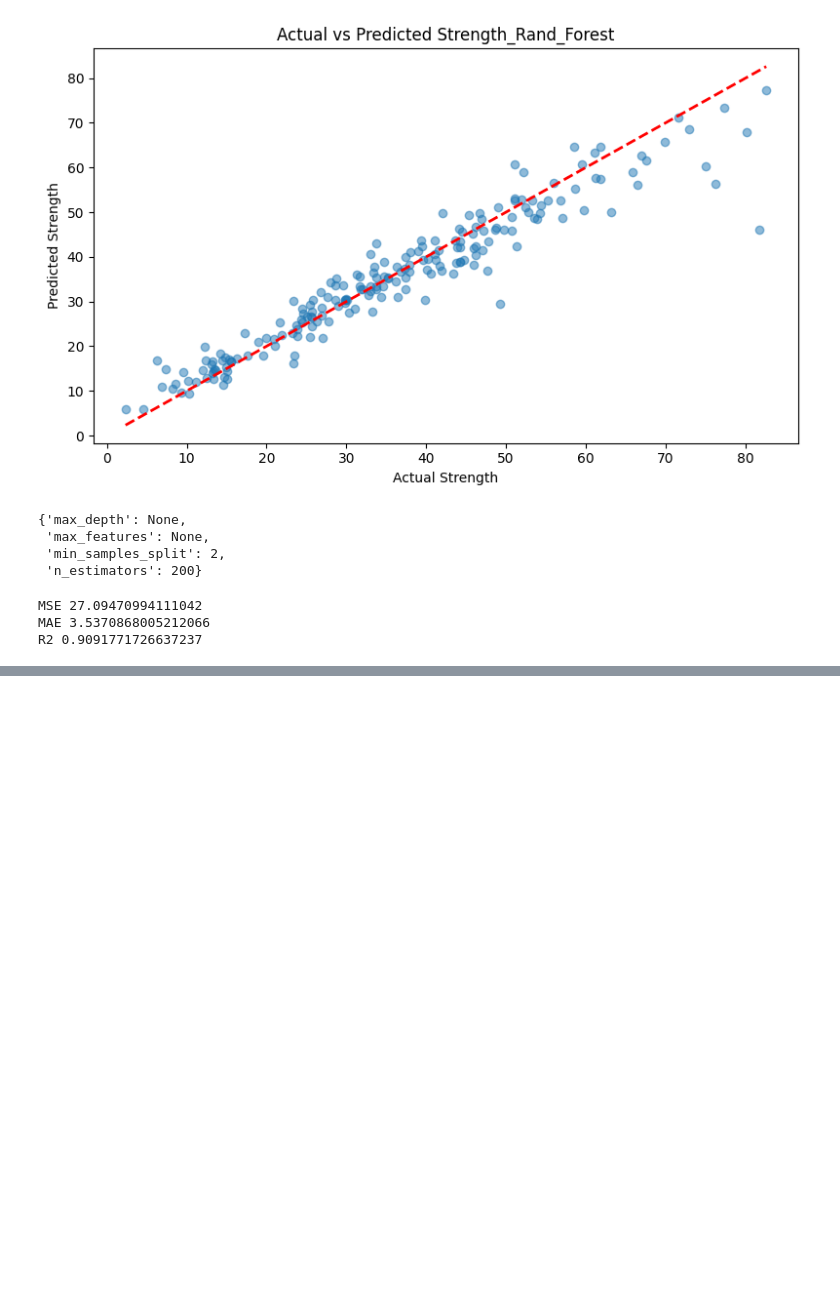
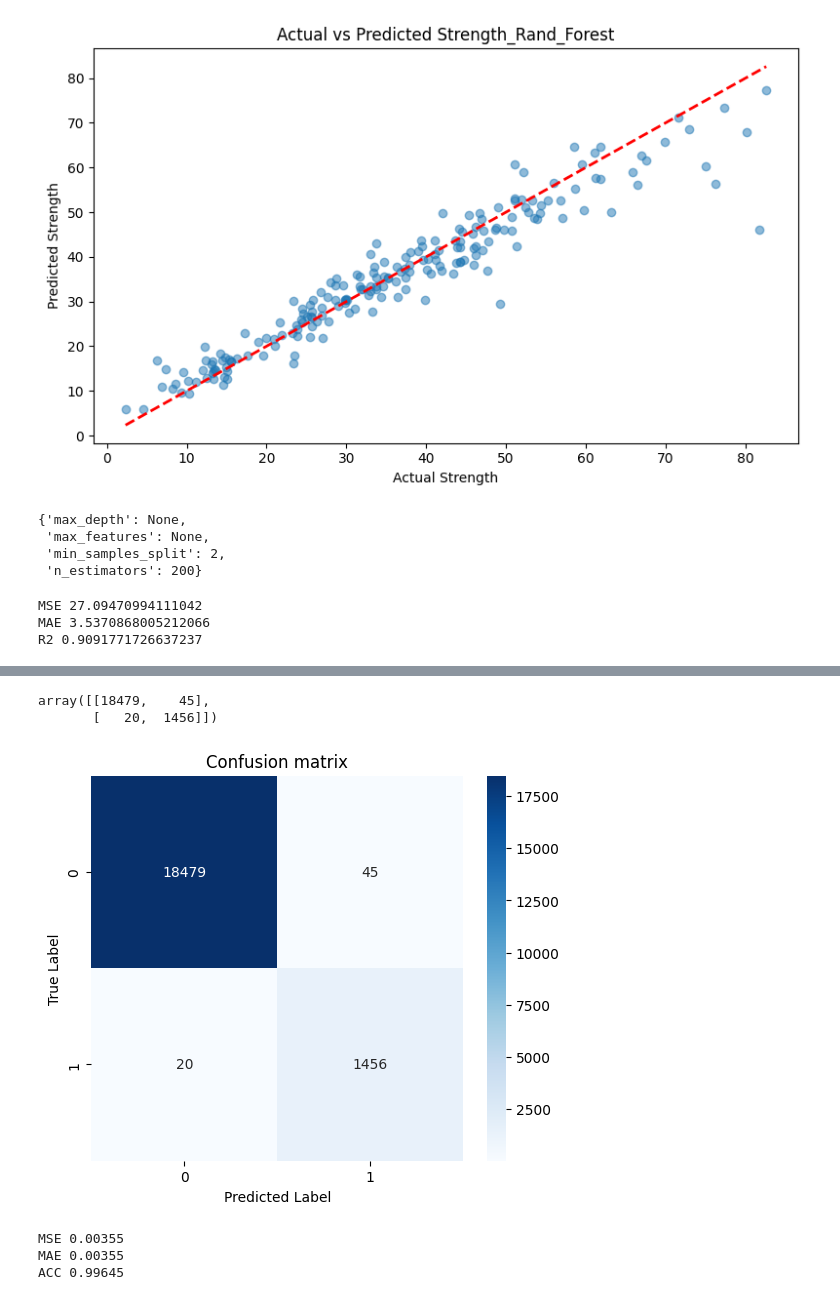
Before and after one commit to pm012/DataScience_sandbox, a Jupyter notebook: notebooks/module3/module_03_practice.ipynb, the cells around one changed output, grey strips where cells are left out. Drawn from its saved outputs; the diff is of its cells as text; code cells hidden in the pictures; blank space fills up the shorter version.

Commit message:
Water quality analisis and classification(random forest, gradient boosting classifier

```diff
--- a/notebooks/module3/module_03_practice.ipynb
+++ b/notebooks/module3/module_03_practice.ipynb
@@ -283,0 +336,4 @@ df_comparison
+# %%
+PATH = '../../data/water_quality/'
+df = pd.read_csv(os.path.join(PATH, 'Watera.csv'))
+df
@@ -283,0 +392,3 @@ df_comparison
+# %%
+df.fillna(df.mean(), inplace=True)
+df.isnull().sum()
@@ -283,0 +458,25 @@ df_comparison
+# %%
+# Розділ набору даних на навчальну та тестову вибірки
+# Побудувати логістичну регресію самостійно
+X = df.drop('potability', axis=1)
+y = df['potability']
+X_train, X_test, y_train, y_test = train_test_split(X, y, test_size=0.2, random_state=42 )
+
+# Масштабування ознак
+scaler = StandardScaler()
+X_train_scaled = scaler.fit_transform(X_train)
+X_test_scaled = scaler.fit_transform(X_train)
+
+# Випадковий ліс
+rf_reg = RandomForestClassifier(random_state=42).fit(X_train, y_train)
+y_pred_rf = rf_reg.predict(X_test)
+
+# Розрахунки для тестових даних
+rf_mse = mean_squared_error(y_test, y_pred_rf)
+rf_mae = mean_absolute_error(y_test, y_pred_rf)
+rf_acc = accuracy_score(y_test, y_pred_rf)
+
+# Output
+print("MSE", rf_mse)
+print("MAE", rf_mae)
+print("ACC", rf_acc)
@@ -283,0 +499,32 @@ df_comparison
+# %%
+# Обчислення матриці помилок
+conf_matrix = confusion_matrix(y_test, y_pred_rf)
+conf_matrix
+# %% [output]
+array([[18479,    45],
+       [   20,  1456]])
+# %%
+plt.figure(figsize=(6,5))
+sns.heatmap(conf_matrix, annot = True, fmt="d", cmap="Blues", xticklabels=np.unique(y_test), yticklabels=np.unique(y_test))
+plt.xlabel("Predicted Label")
+plt.ylabel("True Label")
+plt.title('Confusion matrix')
+plt.show()
+# %% [output]
+[figure, added]
+# %%
+# Градіентний бустінг
+gb_reg = GradientBoostingClassifier(random_state=42).fit(X_train, y_train)
+y_pred_gb = gb_reg.predict(X_test)
+
+gb_mse = mean_squared_error(y_test, y_pred_gb)
+gb_mae = mean_absolute_error(y_test, y_pred_gb)
+gb_acc = accuracy_score(y_test, y_pred_gb)
+
+print("MSE", gb_mse)
+print("MAE", gb_mae)
+print("ACC", gb_acc)
+# %% [output]
+MSE 0.00355
+MAE 0.00355
+ACC 0.99645
```
Also changed, not shown: parts of 20 cells of this notebook, 1 other file.
